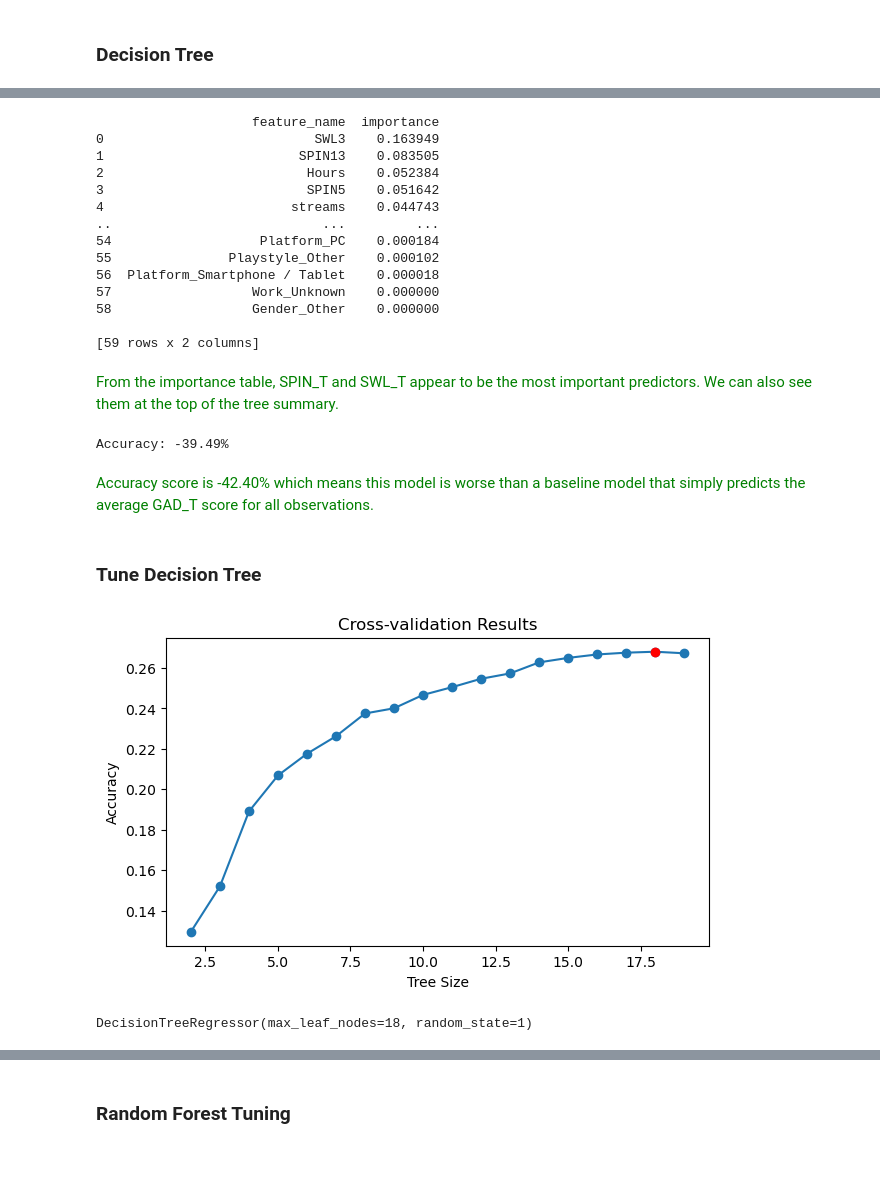
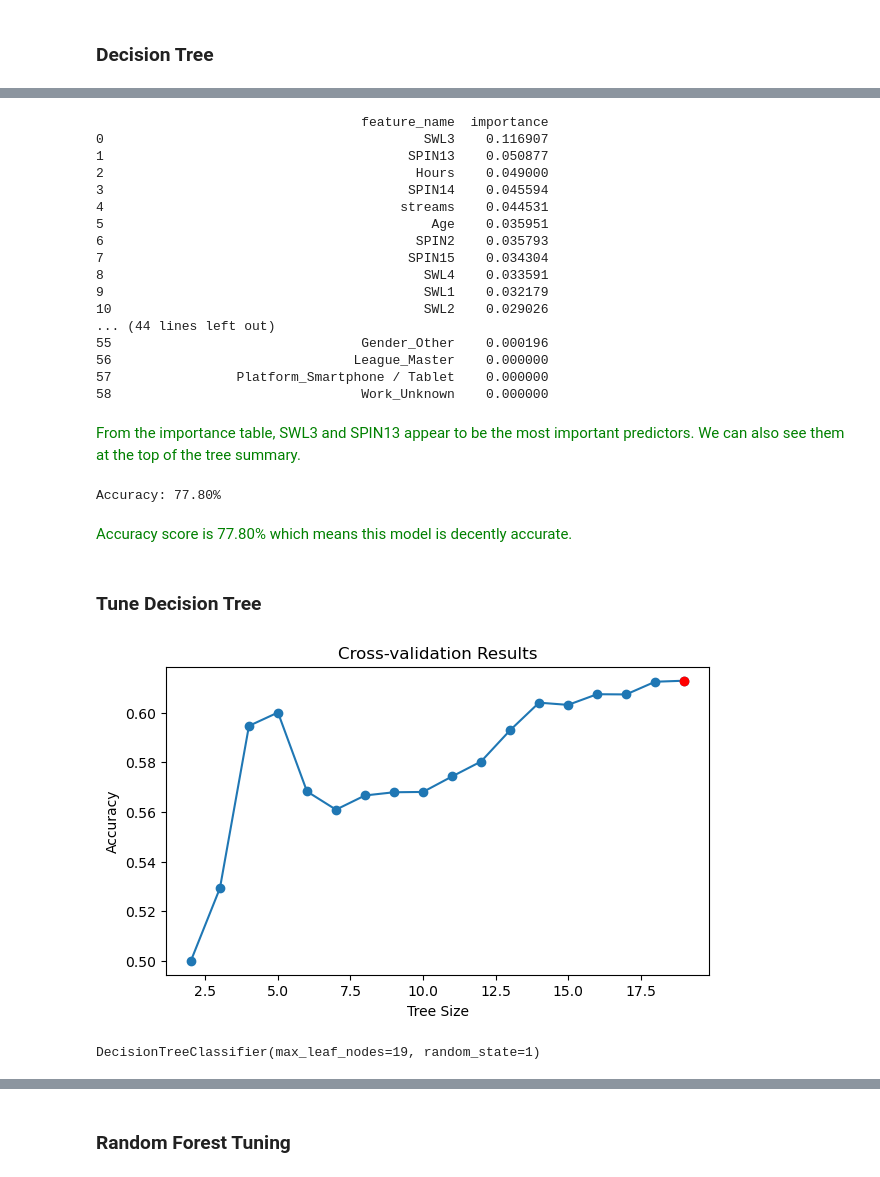
Before and after one commit to pelayoj15/gamingstudy_analysis, a Jupyter notebook: notebooks/Trees.ipynb, the cells around one changed output, grey strips where cells are left out. Cells and saved outputs as stored; diff of their text form; code cells hidden in the pictures.

```diff
--- a/notebooks/Trees.ipynb
+++ b/notebooks/Trees.ipynb
@@ -32,10 +34,11 @@ df.shape
 # %% [output]
 (10772, 60)
 # %%
-# define target variable
-y = df["GAD_T"]
+with open("../data/data.pkl", "rb") as f:
+    data = pickle.load(f)
 
-# define feature variables (remove GADE yes or no?) (keep only SPIN_T and SWL_T?)
-X = df.drop("GAD_T", axis=1)
-
-X.head()
+X_train = data["X_train"]
+X_test  = data["X_test"]
+y_train = data["y_train"]
+y_test  = data["y_test"]
+FEATURES = data["FEATURES"]
@@ -82,16 +96,11 @@ max               1.000000
 
 [8 rows x 59 columns]
-# %%
-X_train, X_test, y_train, y_test = train_test_split(X, y,
-    test_size=0.2,
-    random_state=1
-)
 # %% [markdown]
 ## Modeling
 # %% [markdown]
 ### Decision Tree
 # %%
 # fit decision tree model
-tree_gaming_anxiety = DecisionTreeRegressor(random_state = 1)
+tree_gaming_anxiety = DecisionTreeClassifier(random_state = 1)
 tree_gaming_anxiety.fit(X_train, y_train)
 # %% [output]
@@ -122,58 +131,61 @@ importances = pd.DataFrame({'feature_name': X_train.columns, 'importance': tree_
 importances = importances.sort_values('importance', ascending=False).reset_index(drop=True)
 print(importances)
 # %% [output]
-                    feature_name  importance
-0                           SWL3    0.163949
-1                         SPIN13    0.083505
-2                          Hours    0.052384
-3                          SPIN5    0.051642
-4                        streams    0.044743
-..                           ...         ...
-54                   Platform_PC    0.000184
-55               Playstyle_Other    0.000102
-56  Platform_Smartphone / Tablet    0.000018
-57                  Work_Unknown    0.000000
-58                  Gender_Other    0.000000
-
-[59 rows x 2 columns]
+                                  feature_name  importance
+0                                         SWL3    0.116907
+1                                       SPIN13    0.050877
+2                                        Hours    0.049000
+3                                       SPIN14    0.045594
+4                                      streams    0.044531
+5                                          Age    0.035951
+6                                        SPIN2    0.035793
+7                                       SPIN15    0.034304
+8                                         SWL4    0.033591
+9                                         SWL1    0.032179
+10                                        SWL2    0.029026
+... (44 lines left out)
+55                                Gender_Other    0.000196
+56                               League_Master    0.000000
+57                Platform_Smartphone / Tablet    0.000000
+58                                Work_Unknown    0.000000
 # %% [markdown]
-<span style="color:green"> From the importance table, SPIN_T and SWL_T appear to be the most important predictors. We can also see them at the top of the tree summary. </span>
+<span style="color:green"> From the importance table, SWL3 and SPIN13 appear to be the most important predictors. We can also see them at the top of the tree summary. </span>
 # %%
 # Calculate the accuracy of the decision tree on the test data
 accuracy = tree_gaming_anxiety.score(X_test, y_test)
 print("Accuracy: {:.2f}%".format(accuracy*100))
 # %% [output]
-Accuracy: -39.49%
+Accuracy: 77.80%
 # %% [markdown]
-<span style="color:green"> Accuracy score is -42.40% which means this model is worse than a baseline model that simply predicts the average GAD_T score for all observations. </span>
+<span style="color:green"> Accuracy score is 77.80% which means this model is decently accurate. </span>
 # %% [markdown]
 ### Tune Decision Tree
 # %%
 # cross-validation to determine optimal tree size
 params = {'max_leaf_nodes': range(2, 20)}
-cv_gaming_anxiety = GridSearchCV(tree_gaming_anxiety, params, cv=20)
+cv_gaming_anxiety = GridSearchCV(tree_gaming_anxiety, params, cv=20, scoring="balanced_accuracy")
 cv_gaming_anxiety.fit(X_train, y_train)
 cv_results = cv_gaming_anxiety.cv_results_
 
 # find the best score for max leaf nodes
 best_size = cv_gaming_anxiety.best_params_['max_leaf_nodes']
 best_score = cv_gaming_anxiety.best_score_
 
 # plot results of cross-validation
 plt.figure(figsize=(7, 4))
 plt.plot(cv_results["param_max_leaf_nodes"].data, cv_results["mean_test_score"], 'o-')
 plt.plot(best_size, best_score, 'ro-')
 plt.xlabel('Tree Size')
 plt.ylabel('Accuracy')
 plt.title('Cross-validation Results');
 # %% [output]
-[figure, old version]
+[figure, new version]
 # %%
 # fit pruned decision tree model
-pruned_tree_gaming_anxiety = DecisionTreeRegressor(max_leaf_nodes=best_size, random_state=1)
+pruned_tree_gaming_anxiety = DecisionTreeClassifier(max_leaf_nodes=best_size, random_state=1)
 pruned_tree_gaming_anxiety.fit(X_train, y_train)
 # %% [output]
-DecisionTreeRegressor(max_leaf_nodes=18, random_state=1)
+DecisionTreeClassifier(max_leaf_nodes=19, random_state=1)
 # %%
 pruned_tree_summary = export_text(pruned_tree_gaming_anxiety, feature_names=X_train.columns.tolist())
 print(pruned_tree_summary)
```
Also changed, not shown: parts of 16 cells of this notebook.
